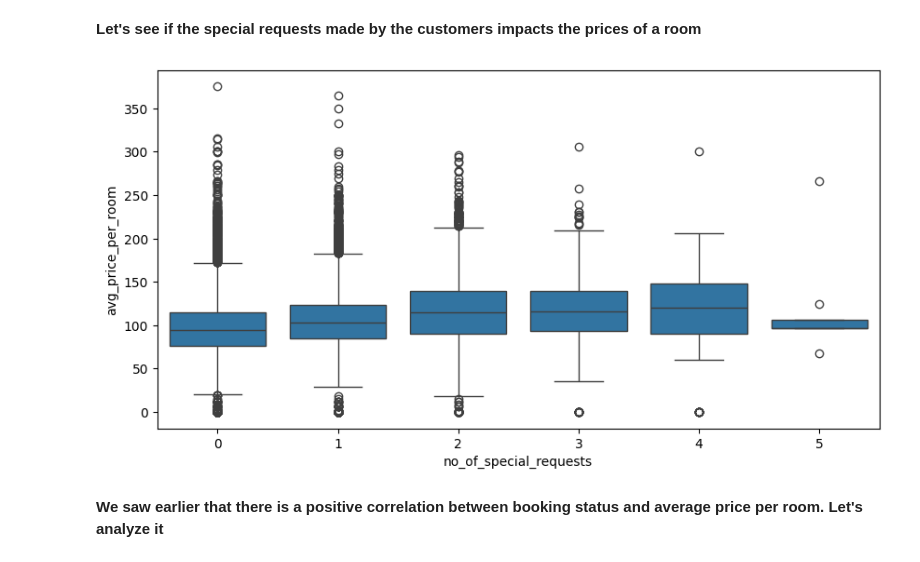
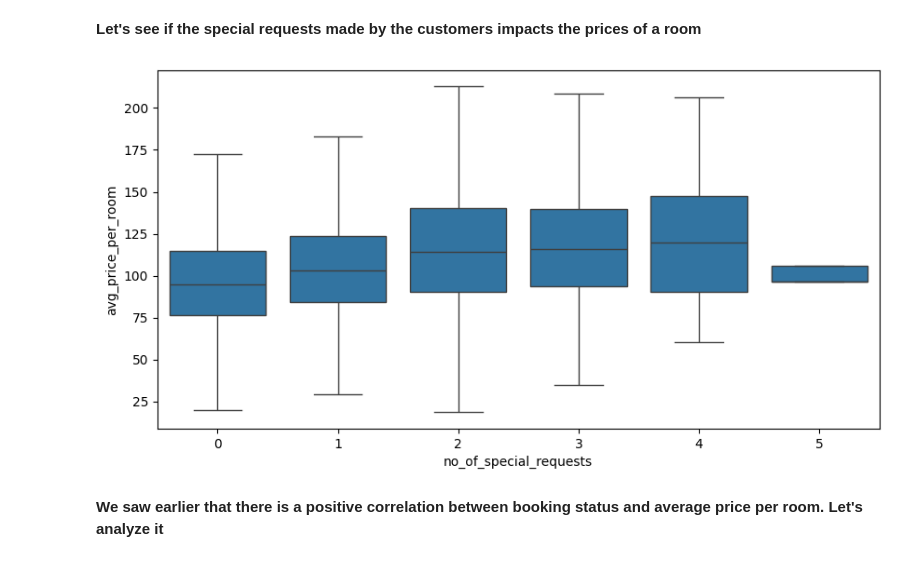
Before and after one commit to erika024/data-science, a Jupyter notebook: Copy_of_Project_SLC_DSBA_INNHotels_LowCode_V3_1.ipynb, the cells around one changed output. Drawn from its saved outputs; the diff is of its cells as text; code cells hidden in the pictures.

```diff
--- a/Copy_of_Project_SLC_DSBA_INNHotels_LowCode_V3_1.ipynb
+++ b/Copy_of_Project_SLC_DSBA_INNHotels_LowCode_V3_1.ipynb
@@ -565,10 +565,10 @@ All                     24390  11885  36275
 **Let's see if the special requests made by the customers impacts the prices of a room**
 # %%
 plt.figure(figsize=(10, 5))
-sns.boxplot(data, x="no_of_special_requests", y="avg_price_per_room")  ## Complete the code to create boxplot for no of special requests and average price per room (excluding the outliers)
+sns.boxplot(data, x="no_of_special_requests", y="avg_price_per_room", showfliers=False)  ## Complete the code to create boxplot for no of special requests and average price per room (excluding the outliers)
 plt.show()
 # %% [output]
-[figure, old version]
+[figure, new version]
 # %% [markdown]
 **We saw earlier that there is a positive correlation between booking status and average price per room. Let's analyze it**
 # %%
```
Also changed, not shown: parts of 6 cells of this notebook.
